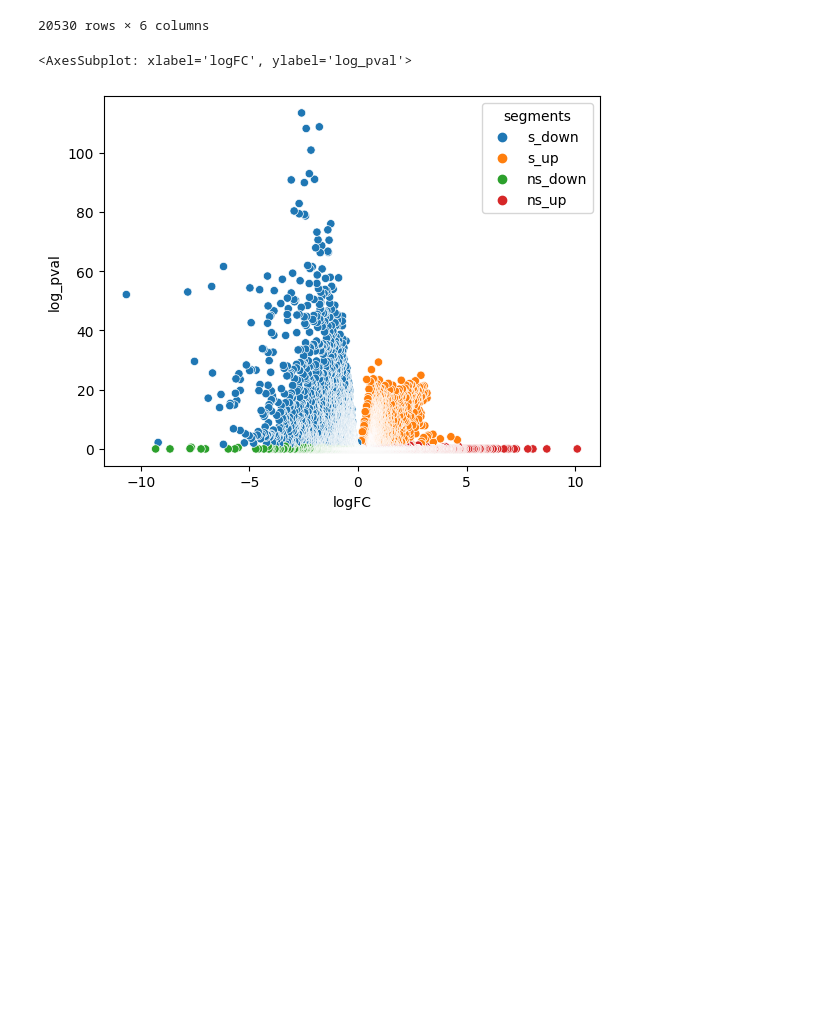
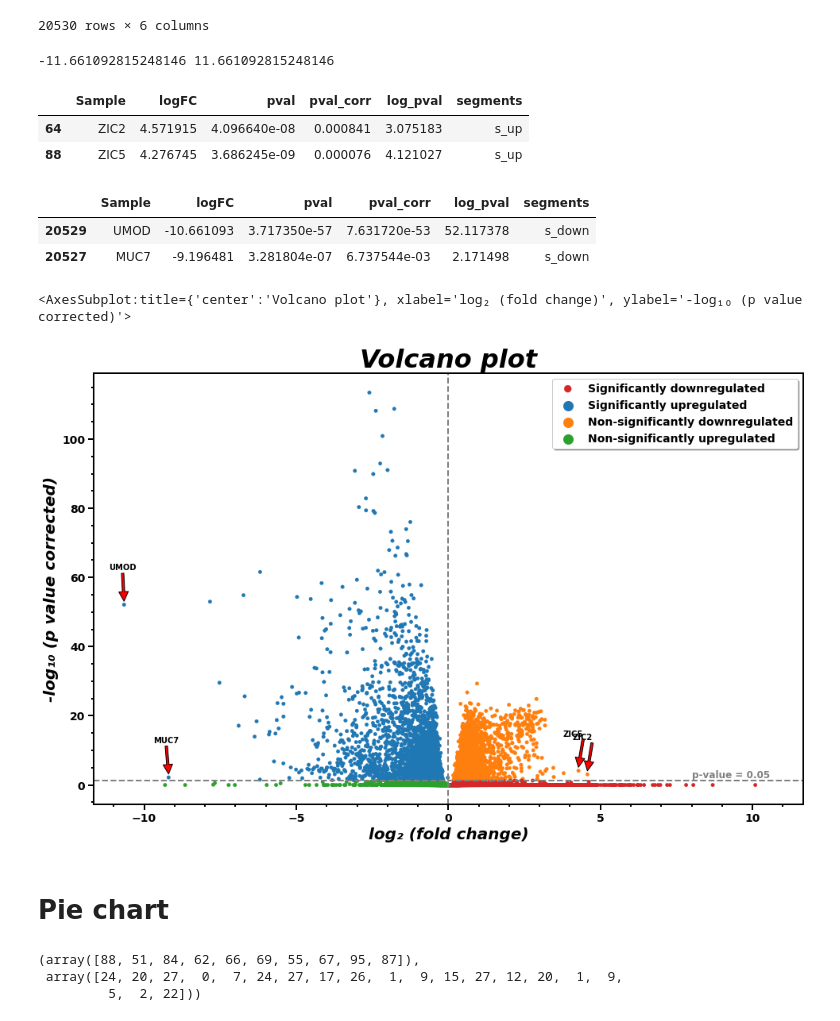
Before and after one commit to emulciber/Python_BI_2022, a Jupyter notebook: homework_5_pandas/pandas.ipynb, the cells around one changed output. Drawn from its saved outputs; the diff is of its cells as text; code cells hidden in the pictures; blank space fills up the shorter version.

Commit message:
Started pie chart plot

```diff
--- a/homework_5_pandas/pandas.ipynb
+++ b/homework_5_pandas/pandas.ipynb
@@ -199,6 +199,79 @@ diff
+# %%
+maxfc, minfc = max(diff['logFC']), min(diff['logFC'])
+max_abs_fc = max(abs(maxfc), abs(minfc))
+min_x, max_x = -(max_abs_fc) - 1, max_abs_fc + 1
+print(min_x, max_x)
+# %% [output]
+-11.661092815248146 11.661092815248146
+# %%
+sup_two = diff[diff['segments'] == 's_up'].sort_values(by=['logFC'], ascending=False)[:2]
+sup_two
+# %% [output]
+|  | Sample | logFC | pval | pval_corr | log_pval | segments |
+| 64 | ZIC2 | 4.571915 | 4.096640e-08 | 0.000841 | 3.075183 | s_up |
+| 88 | ZIC5 | 4.276745 | 3.686245e-09 | 0.000076 | 4.121027 | s_up |
+# %%
+sdown_two = diff[diff['segments'] == 's_down'].sort_values(by=['logFC'])[:2]
+sdown_two
+# %% [output]
+|  | Sample | logFC | pval | pval_corr | log_pval | segments |
+| 20529 | UMOD | -10.661093 | 3.717350e-57 | 7.631720e-53 | 52.117378 | s_down |
+| 20527 | MUC7 | -9.196481 | 3.281804e-07 | 6.737544e-03 | 2.171498 | s_down |
+# %%
+plt.rcParams['figure.figsize'] = [16, 10]
+# %%
+palette ={'s_down': 'C0', 's_up': 'C1', 'ns_down': 'C2', 'ns_up': 'C3'}
 # %%
-vol = sns.scatterplot(diff, x='logFC', y='log_pval', hue = 'segments')
+# 1
+vol = sns.scatterplot(diff, x='logFC', y='log_pval', hue = 'segments', palette=palette, s = 20, edgecolor = None)
+vol.patch.set_linewidth(15)
+vol.axhline(hline_p, color='grey', linestyle='--', linewidth=2)
+vol.axvline(0, color='grey', linestyle='--', linewidth=2)
+vol.text(8, 2, 'p-value = 0.05', horizontalalignment='left', size='large', color='grey', weight='semibold')
+
+# # 2
+plt.xlabel('log\u2082 (fold change)', size=20, fontstyle='italic', weight=1000)
+plt.ylabel('-log\u2081\u2080 (p value corrected)', size=20, fontstyle='italic', weight=1000)
+plt.title('Volcano plot', size=32, fontstyle='italic', weight=1000)
+vol.minorticks_on()
+plt.xticks(size=14, weight=1000)
+plt.yticks(size=14, weight=1000)
+vol.tick_params(width=2, length=7)
+vol.tick_params(which='minor', width=2, length=3)
+vol.set_xlim(min_x, max_x)
+for _,s in vol.spines.items():
+    s.set_linewidth(2)
+
+# # 3
+vol.legend(prop={'family':'DejaVu Sans', 'size': 14, 'weight': 'semibold'}, markerscale=2.0, shadow=True, labels=['Significantly downregulated', 'Significantly upregulated', 'Non-significantly downregulated', 'Non-significantly upregulated'])
+# На этом шаге при добавлении labels почему-то первый маркер в легенде становится меньше остальных... Почему - так и не поняла...
+
+# 4
+vol.annotate(sup_two['Sample'].iloc[0],
+            xy=(sup_two['logFC'].iloc[0], sup_two['log_pval'].iloc[0] + 1),
+            xytext=(sup_two['logFC'].iloc[0] - 0.5, sup_two['log_pval'].iloc[0] + 10),
+            arrowprops=dict(width=3, edgecolor='black', facecolor='red'), weight=700)
+vol.annotate(sup_two['Sample'].iloc[1],
+            xy=(sup_two['logFC'].iloc[1], sup_two['log_pval'].iloc[1] + 1),
+            xytext=(sup_two['logFC'].iloc[1] - 0.5, sup_two['log_pval'].iloc[1] + 10),
+            arrowprops=dict(width=3, edgecolor='black', facecolor='red'), weight=700)
+vol.annotate(sdown_two['Sample'].iloc[0],
+            xy=(sdown_two['logFC'].iloc[0], sdown_two['log_pval'].iloc[0] + 1),
+            xytext=(sdown_two['logFC'].iloc[0] - 0.5, sdown_two['log_pval'].iloc[0] + 10),
+            arrowprops=dict(width=3, edgecolor='black', facecolor='red'), weight=700)
+vol.annotate(sdown_two['Sample'].iloc[1],
+            xy=(sdown_two['logFC'].iloc[1], sdown_two['log_pval'].iloc[1] + 1),
+            xytext=(sdown_two['logFC'].iloc[1] - 0.5, sdown_two['log_pval'].iloc[1] + 10),
+            arrowprops=dict(width=3, edgecolor='black', facecolor='red'), weight=700)
 vol
 # %% [output]
-<AxesSubplot: xlabel='logFC', ylabel='log_pval'>
+<AxesSubplot:title={'center':'Volcano plot'}, xlabel='log₂ (fold change)', ylabel='-log₁₀ (p value corrected)'>
-[figure, old version]
+[figure, new version]
+# %% [markdown]
+# Pie chart
+# %%
+np.random.randint(50,100, size=10), np.random.randint(0,30, size=20)
+# %% [output]
+(array([88, 51, 84, 62, 66, 69, 55, 67, 95, 87]),
+ array([24, 20, 27,  0,  7, 24, 27, 17, 26,  1,  9, 15, 27, 12, 20,  1,  9,
+         5,  2, 22]))
```
Also changed, not shown: parts of 6 cells of this notebook.
